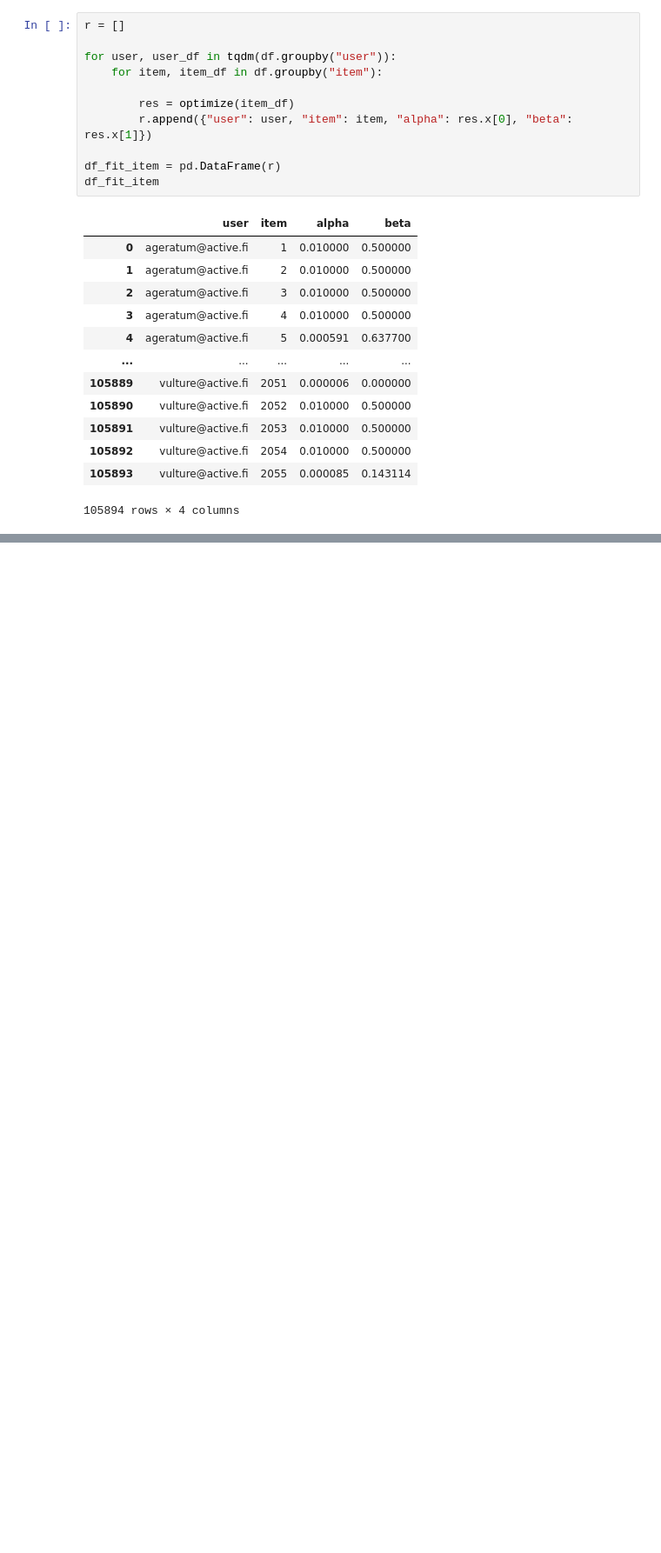
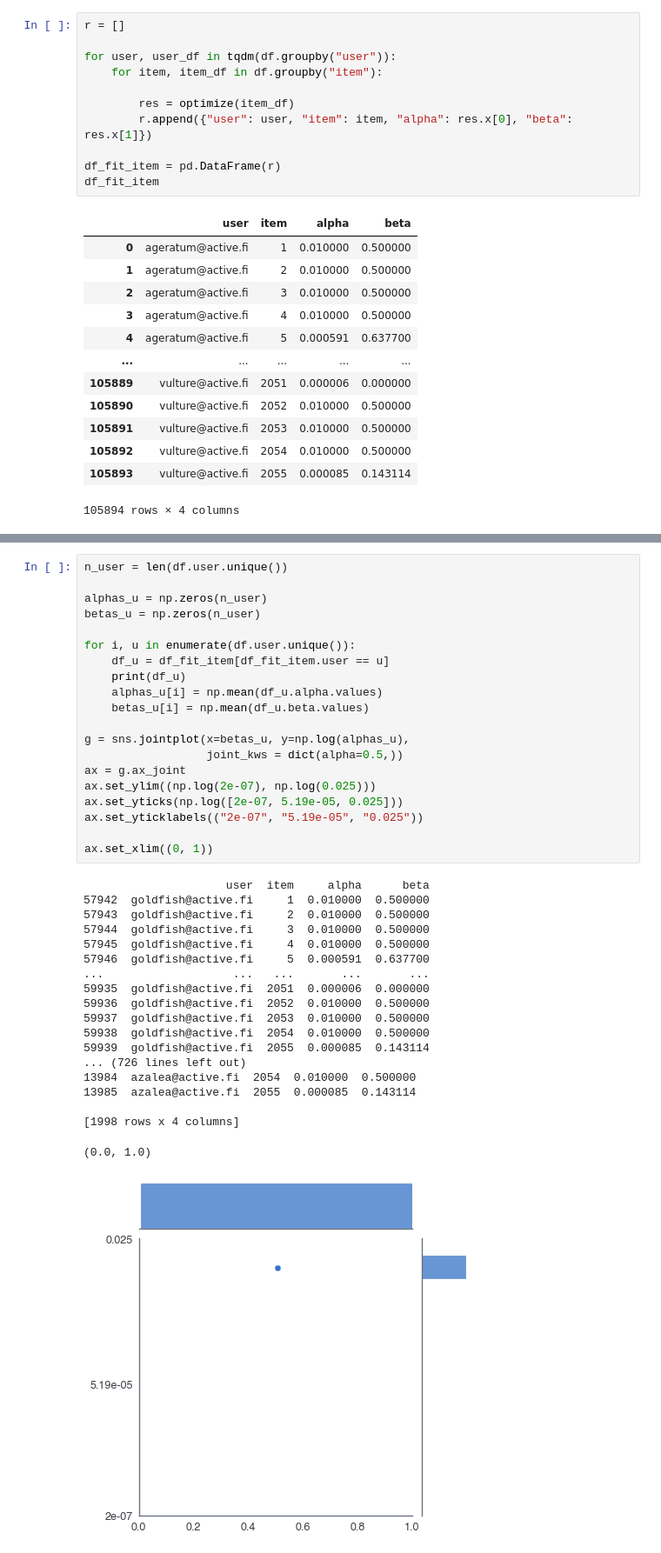
Before and after one commit to AurelienNioche/ActiveTeachingCollaborative, a Jupyter notebook: proba.ipynb, the cells around one changed output, grey strips where cells are left out. Shown at 87% size. Cells and saved outputs as stored; diff of their text form; blank space fills up the shorter version.

```diff
--- a/proba.ipynb
+++ b/proba.ipynb
@@ -208,0 +233,40 @@ df_fit_item
+# %%
+n_user = len(df.user.unique())
+
+alphas_u = np.zeros(n_user)
+betas_u = np.zeros(n_user)
+
+for i, u in enumerate(df.user.unique()):
+    df_u = df_fit_item[df_fit_item.user == u]
+    print(df_u)
+    alphas_u[i] = np.mean(df_u.alpha.values)
+    betas_u[i] = np.mean(df_u.beta.values)
+
+g = sns.jointplot(x=betas_u, y=np.log(alphas_u),
+                  joint_kws = dict(alpha=0.5,))
+ax = g.ax_joint
+ax.set_ylim((np.log(2e-07), np.log(0.025)))
+ax.set_yticks(np.log([2e-07, 5.19e-05, 0.025]))
+ax.set_yticklabels(("2e-07", "5.19e-05", "0.025"))
+
+ax.set_xlim((0, 1))
+# %% [output]
+                     user  item     alpha      beta
+57942  goldfish@active.fi     1  0.010000  0.500000
+57943  goldfish@active.fi     2  0.010000  0.500000
+57944  goldfish@active.fi     3  0.010000  0.500000
+57945  goldfish@active.fi     4  0.010000  0.500000
+57946  goldfish@active.fi     5  0.000591  0.637700
+...                   ...   ...       ...       ...
+59935  goldfish@active.fi  2051  0.000006  0.000000
+59936  goldfish@active.fi  2052  0.010000  0.500000
+59937  goldfish@active.fi  2053  0.010000  0.500000
+59938  goldfish@active.fi  2054  0.010000  0.500000
+59939  goldfish@active.fi  2055  0.000085  0.143114
+... (726 lines left out)
+13984  azalea@active.fi  2054  0.010000  0.500000
+13985  azalea@active.fi  2055  0.000085  0.143114
+
+[1998 rows x 4 columns]
+(0.0, 1.0)
+[figure, added]
```
Also changed, not shown: parts of 15 cells of this notebook.
